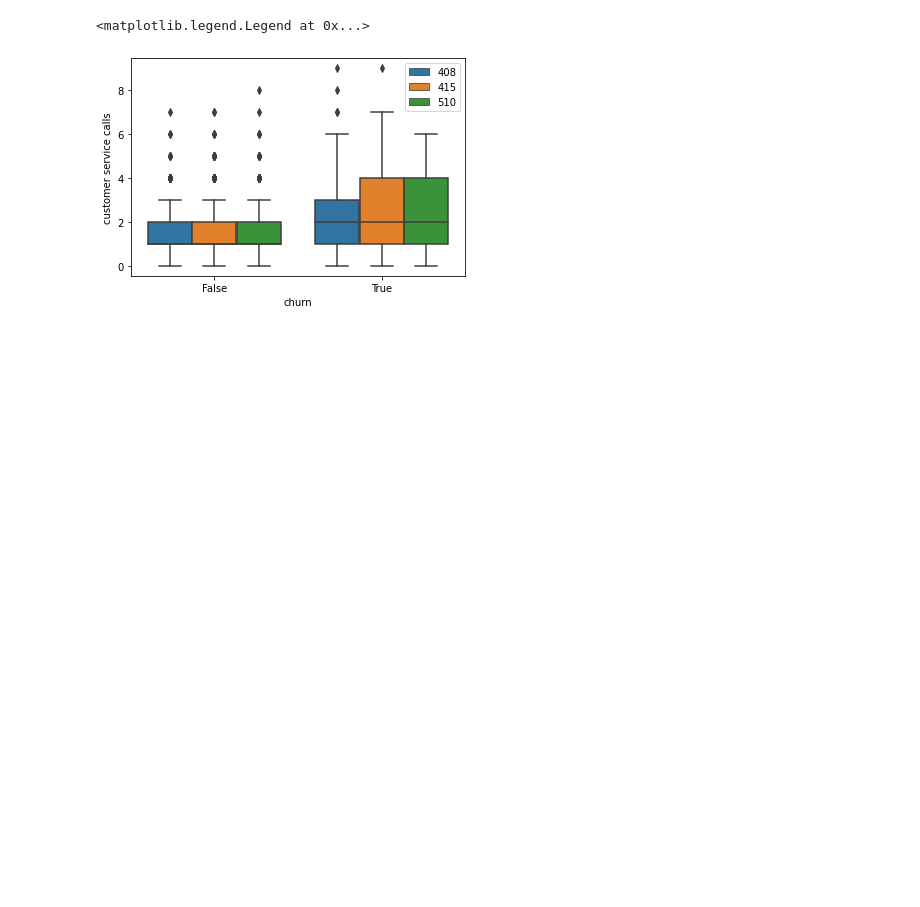
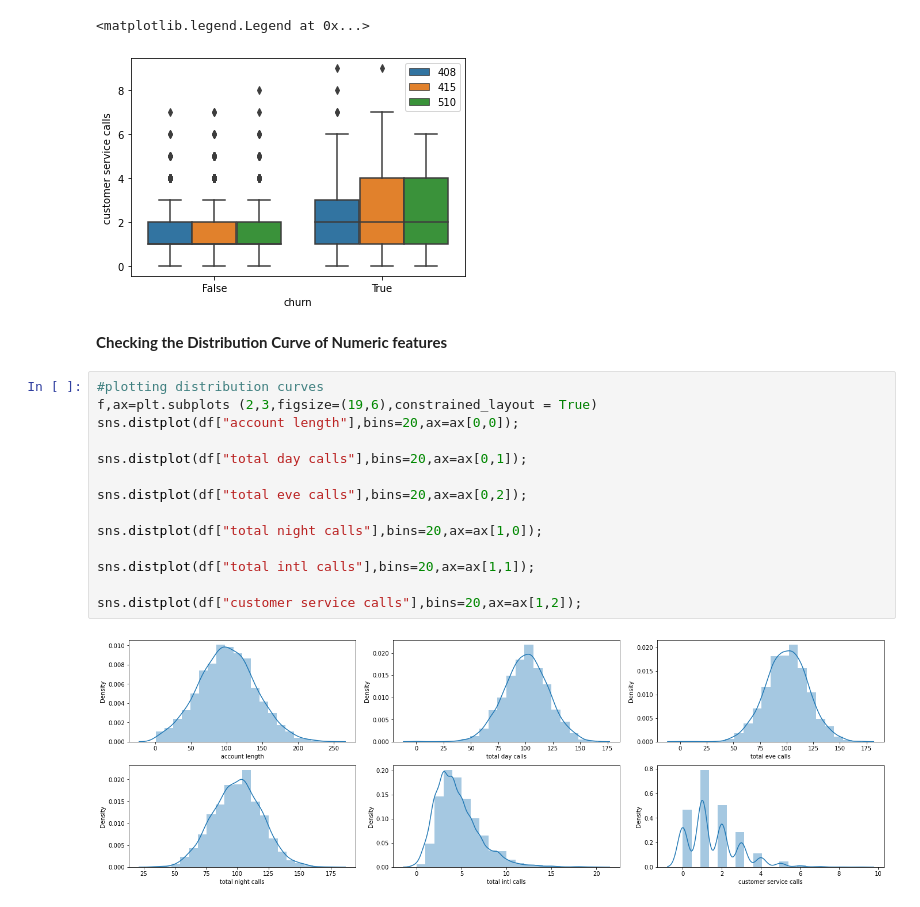
Before and after one commit to rurungamuhia/Syria_customer_chun, a Jupyter notebook: Customer_Churn.ipynb, the cells around one changed output. Drawn from its saved outputs; the diff is of its cells as text; blank space fills up the shorter version.

```diff
--- a/Customer_Churn.ipynb
+++ b/Customer_Churn.ipynb
@@ -269,3 +269,21 @@ plt.legend(loc='upper right')
 # %% [output]
 <matplotlib.legend.Legend at 0x...>
 [figure]
+# %% [markdown]
+**Checking the Distribution Curve of Numeric features**
+# %%
+#plotting distribution curves
+f,ax=plt.subplots (2,3,figsize=(19,6),constrained_layout = True)
+sns.distplot(df["account length"],bins=20,ax=ax[0,0]);
+
+sns.distplot(df["total day calls"],bins=20,ax=ax[0,1]);
+
+sns.distplot(df["total eve calls"],bins=20,ax=ax[0,2]);
+
+sns.distplot(df["total night calls"],bins=20,ax=ax[1,0]);
+
+sns.distplot(df["total intl calls"],bins=20,ax=ax[1,1]);
+
+sns.distplot(df["customer service calls"],bins=20,ax=ax[1,2]);
+# %% [output]
+[figure, added]
```
Also changed, not shown: parts of 18 cells of this notebook.
